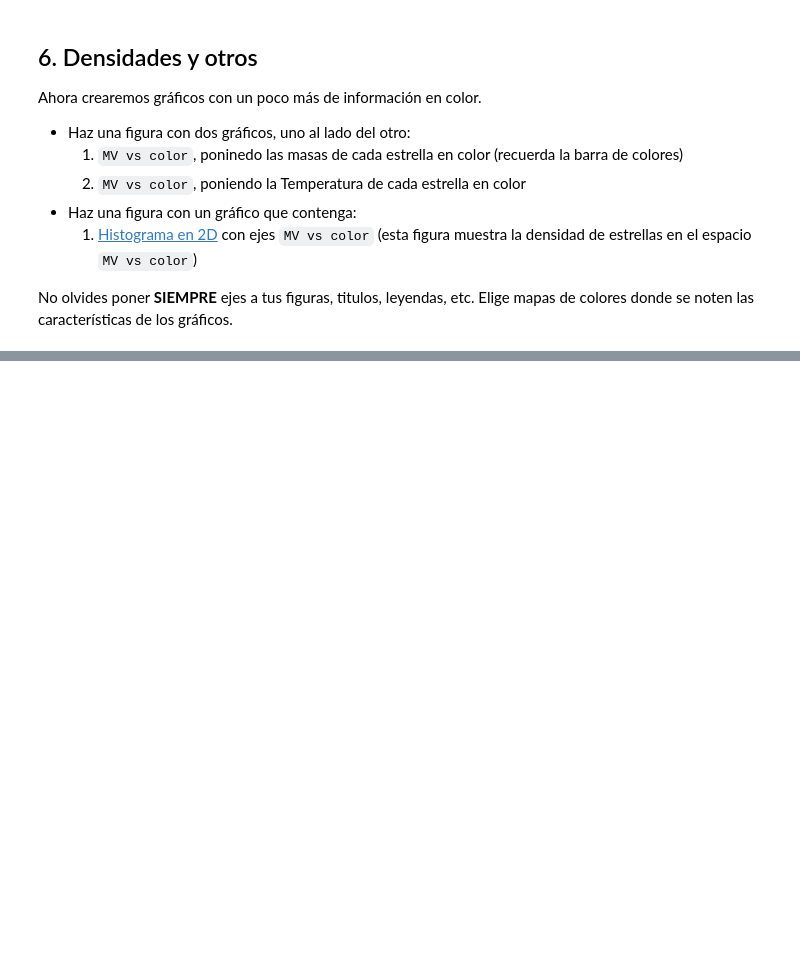
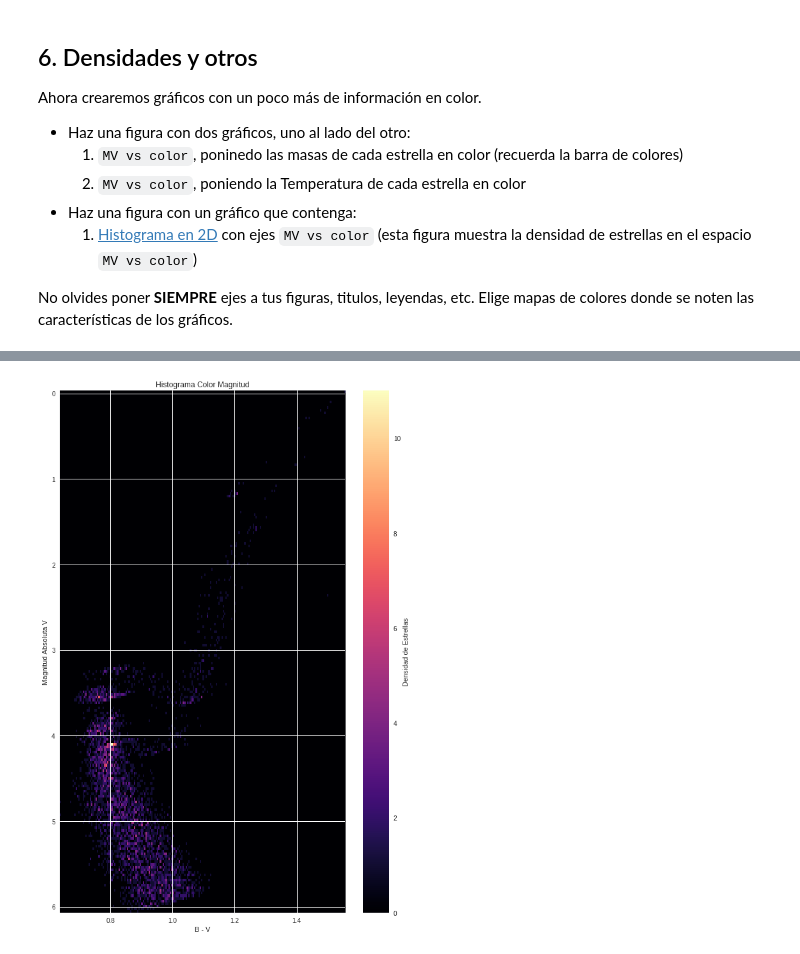
Before and after one commit to niccoma/minitarea2, a Jupyter notebook: minitarea2.ipynb, the cells around one changed output, grey strips where cells are left out. Saved outputs shown, nothing was run; the diff lists cells and outputs as text; code cells hidden in the pictures; blank space fills up the shorter version.

```diff
--- a/minitarea2.ipynb
+++ b/minitarea2.ipynb
@@ -178,0 +202,15 @@ No olvides poner **SIEMPRE** ejes a tus figuras, titulos, leyendas, etc. Elige m
+# %%
+# plot cmd hist2D
+
+fig, ax2 = plt.subplots(figsize = (10,15))
+
+cmdh = ax2.hist2d(color, MV, bins = 200, cmap = 'magma')
+cb = plt.colorbar(cmdh[3],ax = ax2)
+ax2.invert_yaxis()
+ax2.set_ylabel('Magnitud Absoluta V')
+ax2.set_xlabel('B - V')
+ax2.set_title('Histograma Color Magnitud')
+cb.ax.set_ylabel('Densidad de Estrellas', rotation=90)
+plt.show()
+# %% [output]
+[figure, added]
```
Also changed, not shown: parts of 6 cells of this notebook.
